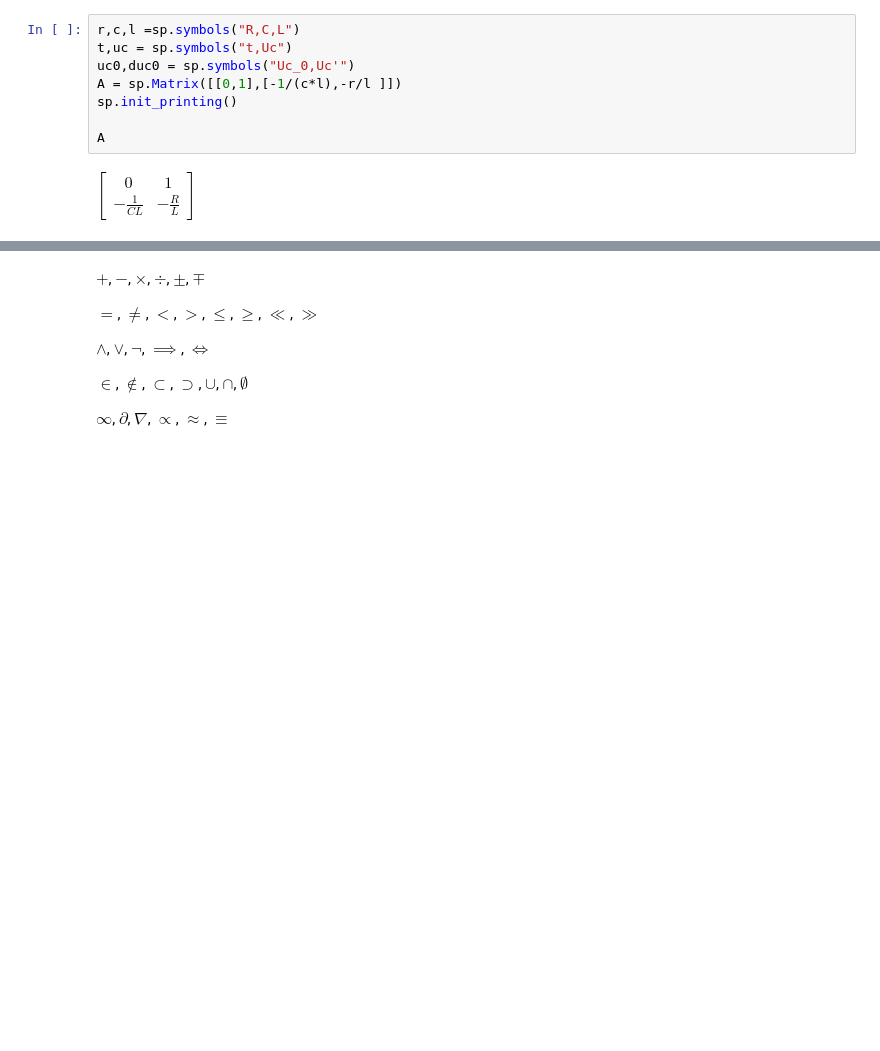
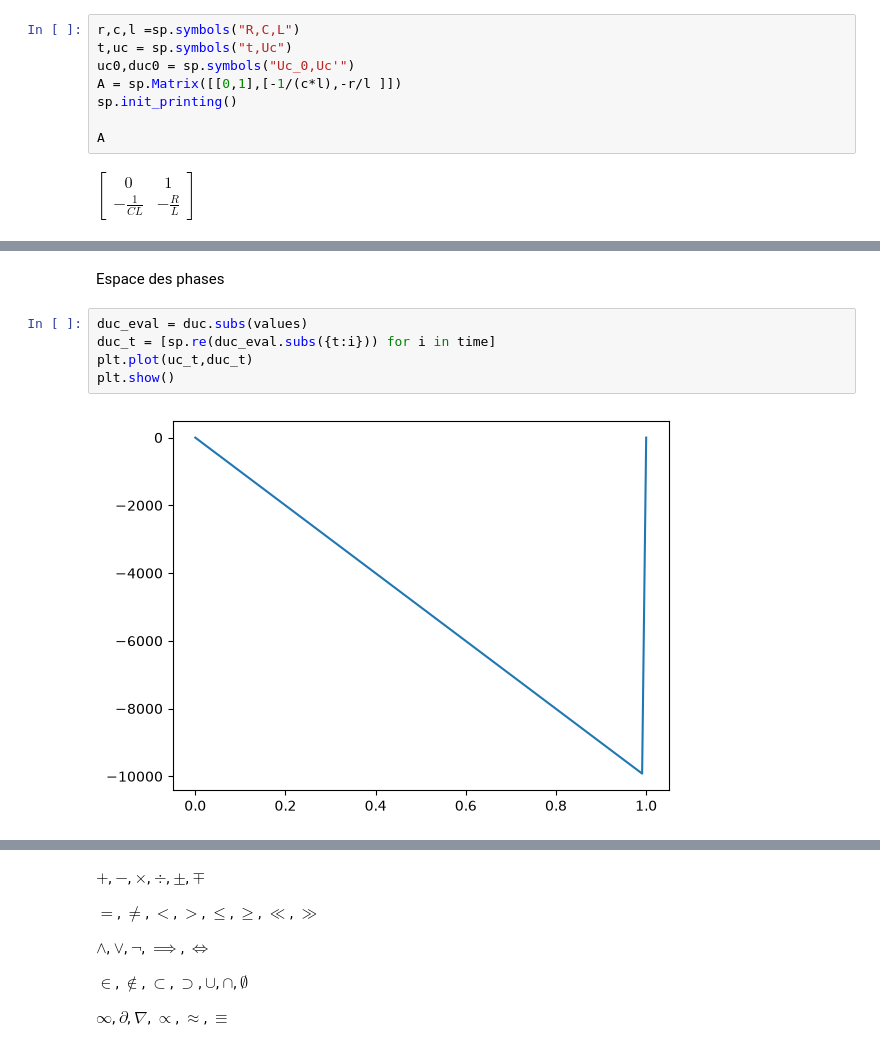
Before and after one commit to camionbenne/Fourmi, a Jupyter notebook: notebook_titouan.ipynb, the cells around one changed output, grey strips where cells are left out. Drawn from its saved outputs; the diff is of its cells as text; blank space fills up the shorter version.

```diff
--- a/notebook_titouan.ipynb
+++ b/notebook_titouan.ipynb
@@ -73,0 +76,9 @@ TypeError: Cannot convert expression to float
+# %% [markdown]
+Espace des phases
+# %%
+duc_eval = duc.subs(values)
+duc_t = [sp.re(duc_eval.subs({t:i})) for i in time]
+plt.plot(uc_t,duc_t)
+plt.show()
+# %% [output]
+[figure, added]
```
Also changed, not shown: parts of 15 cells of this notebook, 4 other files.
